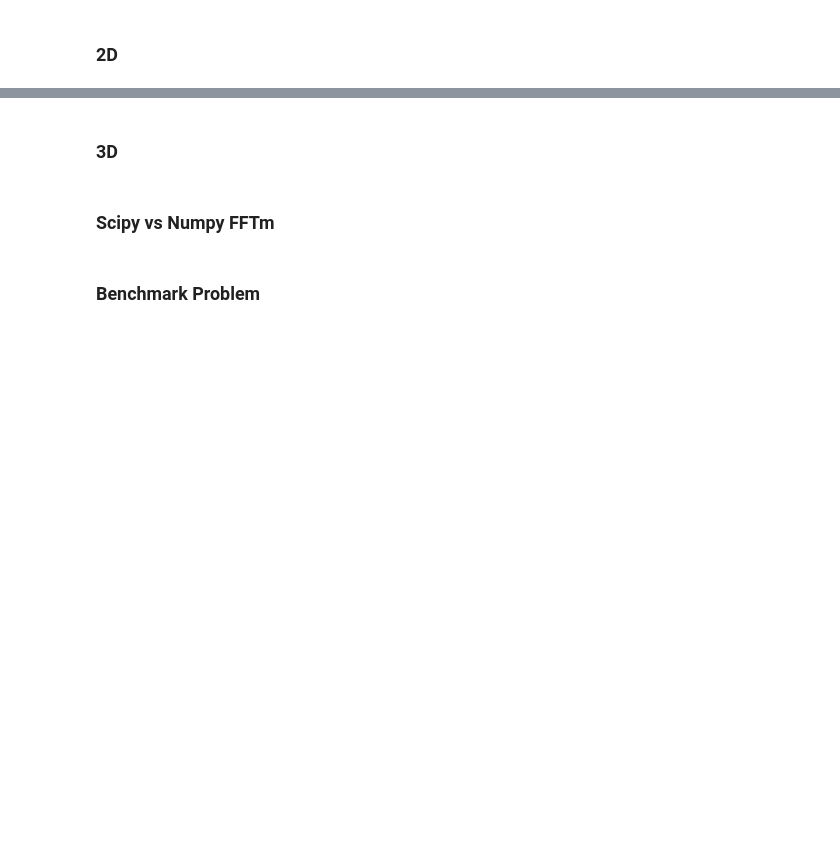
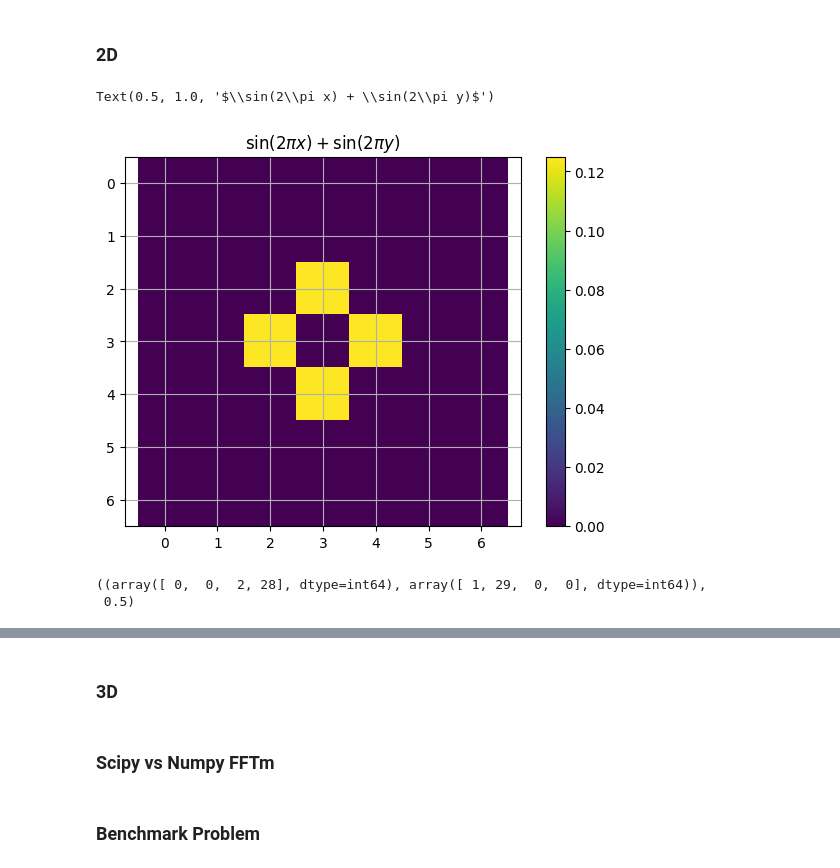
Before and after one commit to Prajwal-Prathiksh/ddp-thesis, a Jupyter notebook: code/play_energy_spectrum.ipynb, the cells around one changed output, grey strips where cells are left out. Saved outputs shown, nothing was run; the diff lists cells and outputs as text; code cells hidden in the pictures; blank space fills up the shorter version.

```diff
--- a/code/play_energy_spectrum.ipynb
+++ b/code/play_energy_spectrum.ipynb
@@ -31,24 +40,41 @@ plt.plot(ek_u[(len(ek_u)-1)//2:], 'k')
 # %% [markdown]
 ### 2D
 # %%
-sr = 30
+sr = 7
+twopi = 2 * np.pi
+cos, sin = np.cos, np.sin
 x = y = np.arange(0, 1., 1. / sr)
 X, Y = np.meshgrid(x, y)
-u = np.sin(2 * np.pi * X) + np.sin(2 * np.pi * 2 * Y)
+
+u = sin(twopi * X)
+u = sin(twopi * X)*sin(twopi * Y)
+u = sin(twopi * X) + sin(twopi * Y)
+# u = sin(twopi * X)*sin(twopi * X) + cos(2*twopi * Y)
+
 U0 = 1.
 
 # When
 ek_u, ek_v, ek_w, u_spectrum, v_spectrum, w_spectrum =\
     compute_energy_spectrum(
         u=u, v=u, w=None, U0=U0, debug=True
     )
 plt.imshow(ek_u)
 plt.colorbar()
 plt.axis('equal')
+plt.grid()
+plt.title(r'$\sin(2\pi x)$')
+plt.title(r'$\sin(2\pi x)\sin(2\pi y)$')
+plt.title(r'$\sin(2\pi x) + \sin(2\pi y)$')
+# %% [output]
+Text(0.5, 1.0, '$\\sin(2\\pi x) + \\sin(2\\pi y)$')
+[figure, added]
 # %%
 tol = 1e-12
 ind = np.where(np.abs(u_spectrum - 0.5) < tol)
 ind, np.max(u_spectrum)
+# %% [output]
+((array([ 0,  0,  2, 28], dtype=int64), array([ 1, 29,  0,  0], dtype=int64)),
+ 0.5)
 # %%
 k, ek = compute_scalar_energy_spectrum(ek_u, ek_v)
 plt.stem(ek)
```
Also changed, not shown: parts of 7 cells of this notebook.
